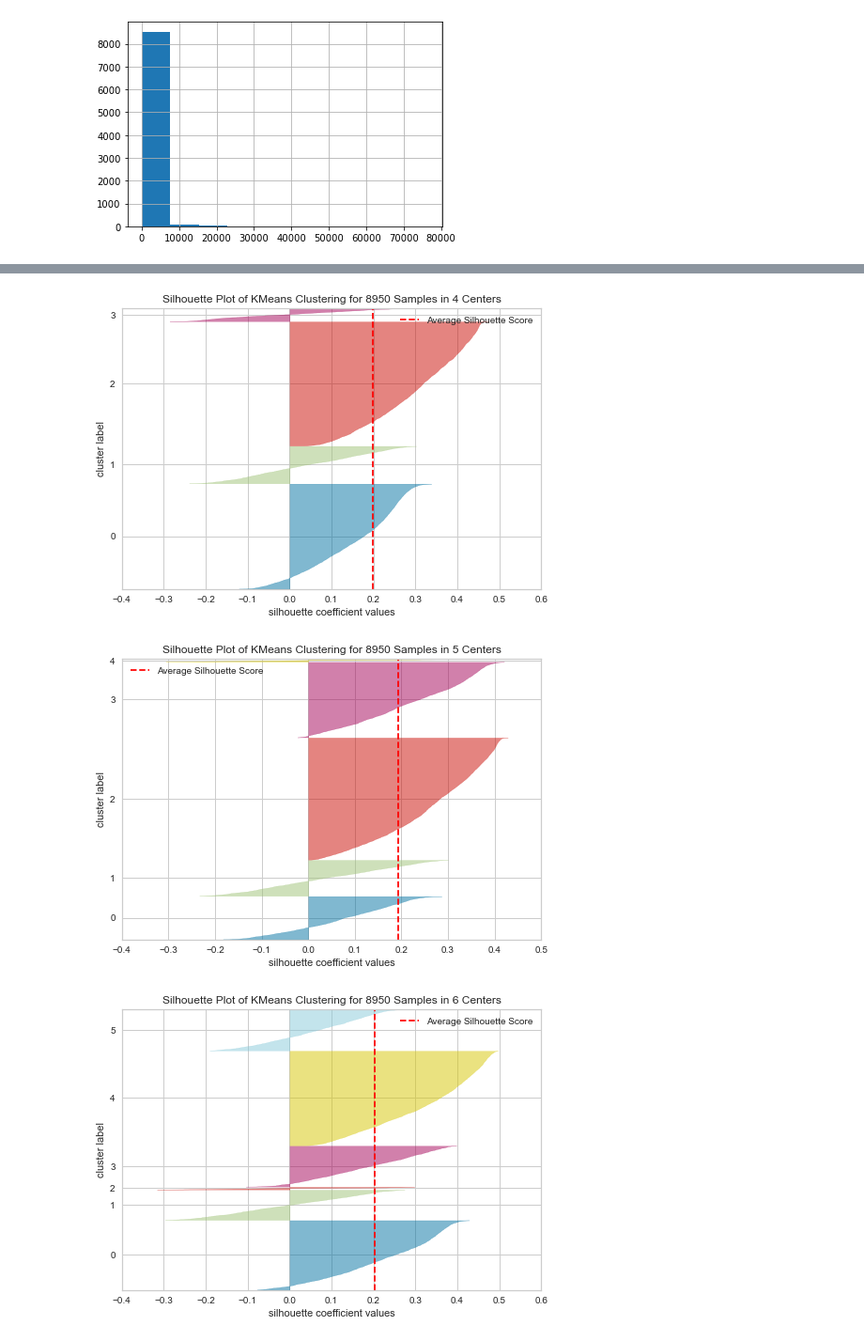
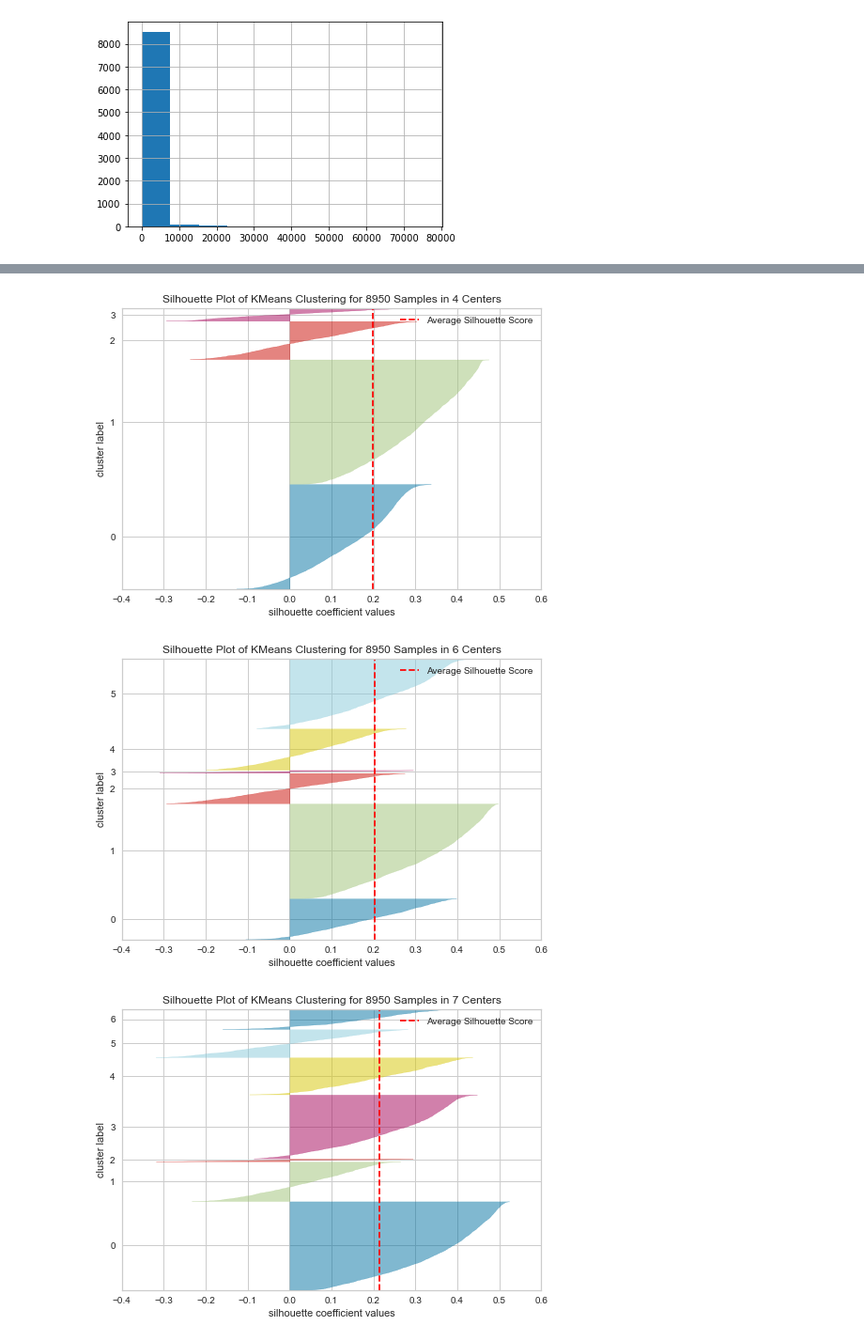
Before and after one commit to AleksanderWernik/Credit_card_clustering, a Jupyter notebook: Credit_card.ipynb, the cells around one changed output, grey strips where cells are left out. Shown at 94% size. Drawn from its saved outputs; the diff is of its cells as text; code cells hidden in the pictures.

```diff
--- a/Credit_card.ipynb
+++ b/Credit_card.ipynb
@@ -136,0 +115,6 @@ df['MINIMUM_PAYMENTS'].fillna(value=df['MINIMUM_PAYMENTS'].median(),inplace=True
+# %%
+imputer = IterativeImputer(random_state=42)
+imputed = imputer.fit_transform(df)
+df_imputed = pd.DataFrame(imputed, columns=df.columns)
+
+round(df_imputed, 2)
@@ -204,0 +186,6 @@ array([[-0.73198937, -0.24943448, -0.42489974, ..., -0.3024    ,
+# %%
+X = np.asarray(df_imputed)
+
+scaler = StandardScaler()
+Xs = scaler.fit_transform(X)
+Xs
@@ -211,7 +212,7 @@ for k in ks:
     model = KMeans(n_clusters=k)
 
     # Fit model to samples
-    model.fit(X)
+    model.fit(Xs)
 
     # Append the inertia to the list of inertias
     inertias.append(model.inertia_)
@@ -232,8 +233,8 @@ ks=range(2, 11)
 score=[]
 for n in ks:
     km = KMeans(n_clusters=n, random_state=42)
-    km.fit_predict(X)
-    score.append(silhouette_score(X, km.labels_, metric='euclidean'))
+    km.fit_predict(Xs)
+    score.append(silhouette_score(Xs, km.labels_, metric='euclidean'))
 
 # Plot ks vs inertias
 fig, ax = plt.subplots()
@@ -247,12 +248,12 @@ plt.show()
 # %%
 fig, ax = plt.subplots()
-for k in [3,4,5,6,7,8]:
+for k in [3,4,6,7,8]:
     model = KMeans(k, random_state=42)
     visualizer = SilhouetteVisualizer(model, colors='yellowbrick')
-    visualizer.fit(X)        # Fit the data to the visualizer
+    visualizer.fit(Xs)        # Fit the data to the visualizer
     visualizer.show()        # Finalize and render the figure
 # %% [output]
 [figure]
-[figure, old version]
+[figure, new version]
-[figure, old version]
+[figure, new version]
-[figure, old version]
+[figure, new version]
```
Also changed, not shown: parts of 58 cells of this notebook.
